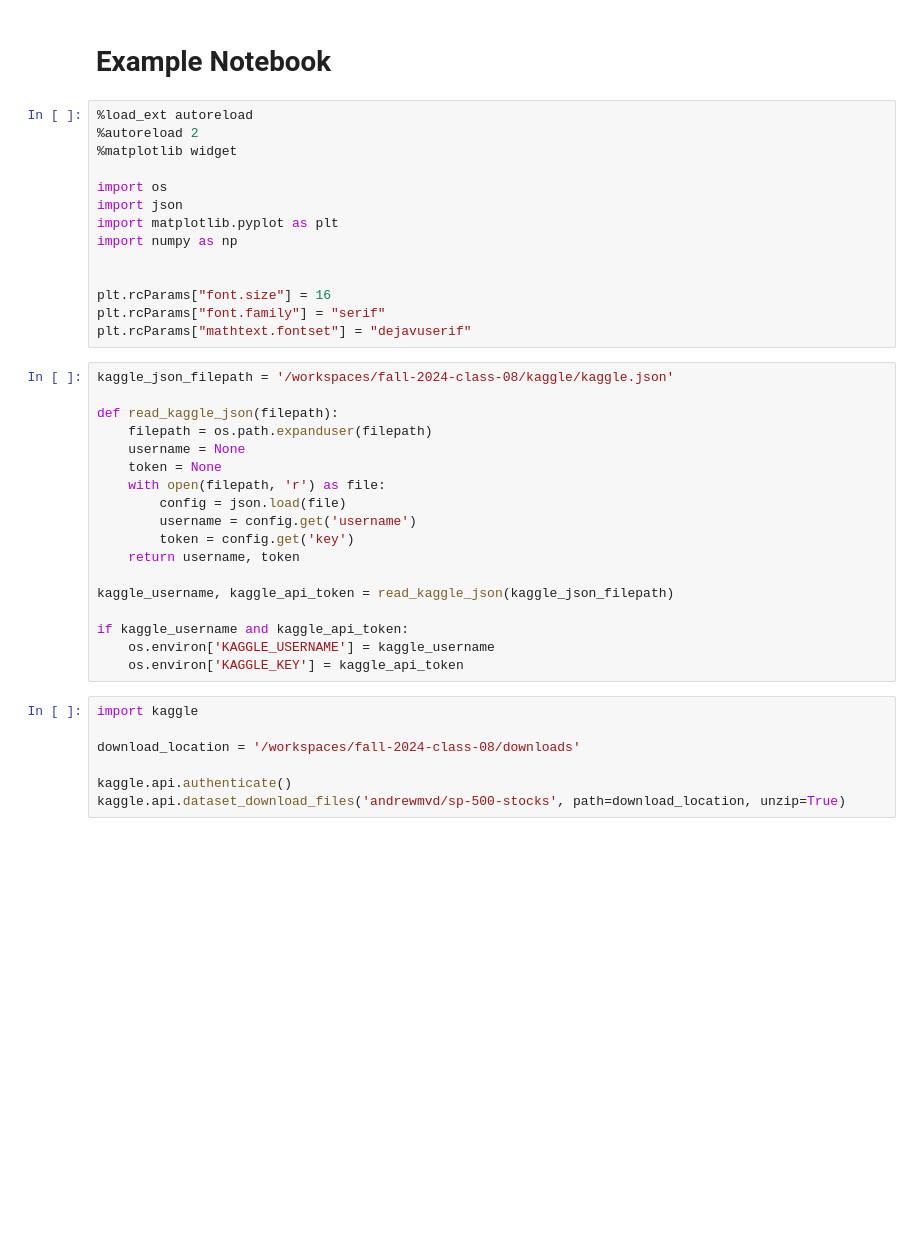
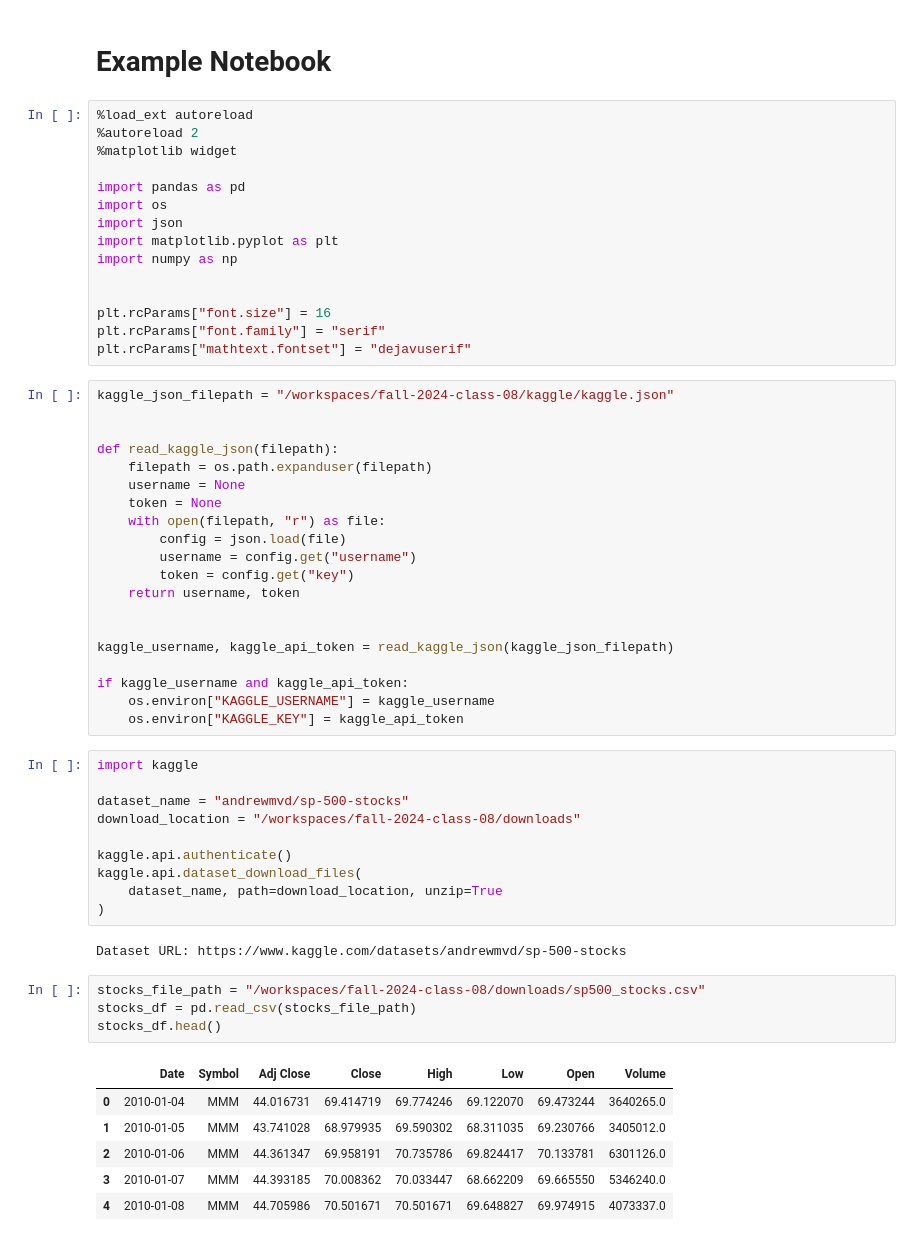
Before and after one commit to ruc-practical-ai/fall-2024-class-08, a Jupyter notebook: notebooks/example.ipynb, the cells around one changed output. Cells and saved outputs as stored; diff of their text form; blank space fills up the shorter version.

```diff
--- a/notebooks/example.ipynb
+++ b/notebooks/example.ipynb
@@ -5,6 +5,7 @@
 %autoreload 2
 %matplotlib widget
 
+import pandas as pd
 import os
 import json
 import matplotlib.pyplot as plt
@@ -15,27 +16,45 @@ plt.rcParams["font.size"] = 16
 plt.rcParams["font.family"] = "serif"
 plt.rcParams["mathtext.fontset"] = "dejavuserif"
 # %%
-kaggle_json_filepath = '/workspaces/fall-2024-class-08/kaggle/kaggle.json'
+kaggle_json_filepath = "/workspaces/fall-2024-class-08/kaggle/kaggle.json"
+
 
 def read_kaggle_json(filepath):
     filepath = os.path.expanduser(filepath)
     username = None
     token = None
-    with open(filepath, 'r') as file:
+    with open(filepath, "r") as file:
         config = json.load(file)
-        username = config.get('username')
-        token = config.get('key')
+        username = config.get("username")
+        token = config.get("key")
     return username, token
+
 
 kaggle_username, kaggle_api_token = read_kaggle_json(kaggle_json_filepath)
 
 if kaggle_username and kaggle_api_token:
-    os.environ['KAGGLE_USERNAME'] = kaggle_username
-    os.environ['KAGGLE_KEY'] = kaggle_api_token
+    os.environ["KAGGLE_USERNAME"] = kaggle_username
+    os.environ["KAGGLE_KEY"] = kaggle_api_token
 # %%
 import kaggle
 
-download_location = '/workspaces/fall-2024-class-08/downloads'
+dataset_name = "andrewmvd/sp-500-stocks"
+download_location = "/workspaces/fall-2024-class-08/downloads"
 
 kaggle.api.authenticate()
-kaggle.api.dataset_download_files('andrewmvd/sp-500-stocks', path=download_location, unzip=True)
+kaggle.api.dataset_download_files(
+    dataset_name, path=download_location, unzip=True
+)
+# %% [output]
+Dataset URL: https://www.kaggle.com/datasets/andrewmvd/sp-500-stocks
+# %%
+stocks_file_path = "/workspaces/fall-2024-class-08/downloads/sp500_stocks.csv"
+stocks_df = pd.read_csv(stocks_file_path)
+stocks_df.head()
+# %% [output]
+|  | Date | Symbol | Adj Close | Close | High | Low | Open | Volume |
+| 0 | 2010-01-04 | MMM | 44.016731 | 69.414719 | 69.774246 | 69.122070 | 69.473244 | 3640265.0 |
+| 1 | 2010-01-05 | MMM | 43.741028 | 68.979935 | 69.590302 | 68.311035 | 69.230766 | 3405012.0 |
+| 2 | 2010-01-06 | MMM | 44.361347 | 69.958191 | 70.735786 | 69.824417 | 70.133781 | 6301126.0 |
+| 3 | 2010-01-07 | MMM | 44.393185 | 70.008362 | 70.033447 | 68.662209 | 69.665550 | 5346240.0 |
+| 4 | 2010-01-08 | MMM | 44.705986 | 70.501671 | 70.501671 | 69.648827 | 69.974915 | 4073337.0 |
```
Also changed, not shown: parts of 15 cells of this notebook, 2 other files.
